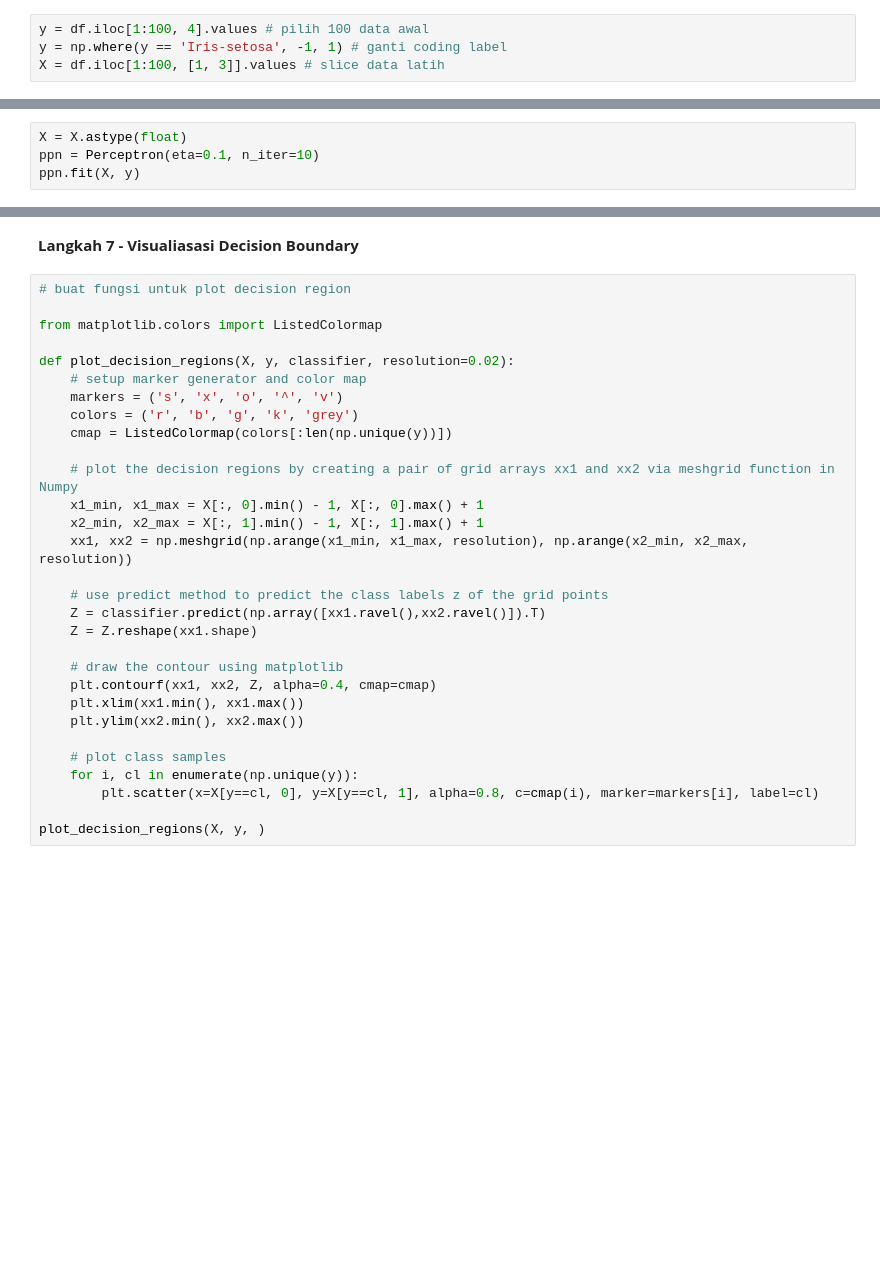
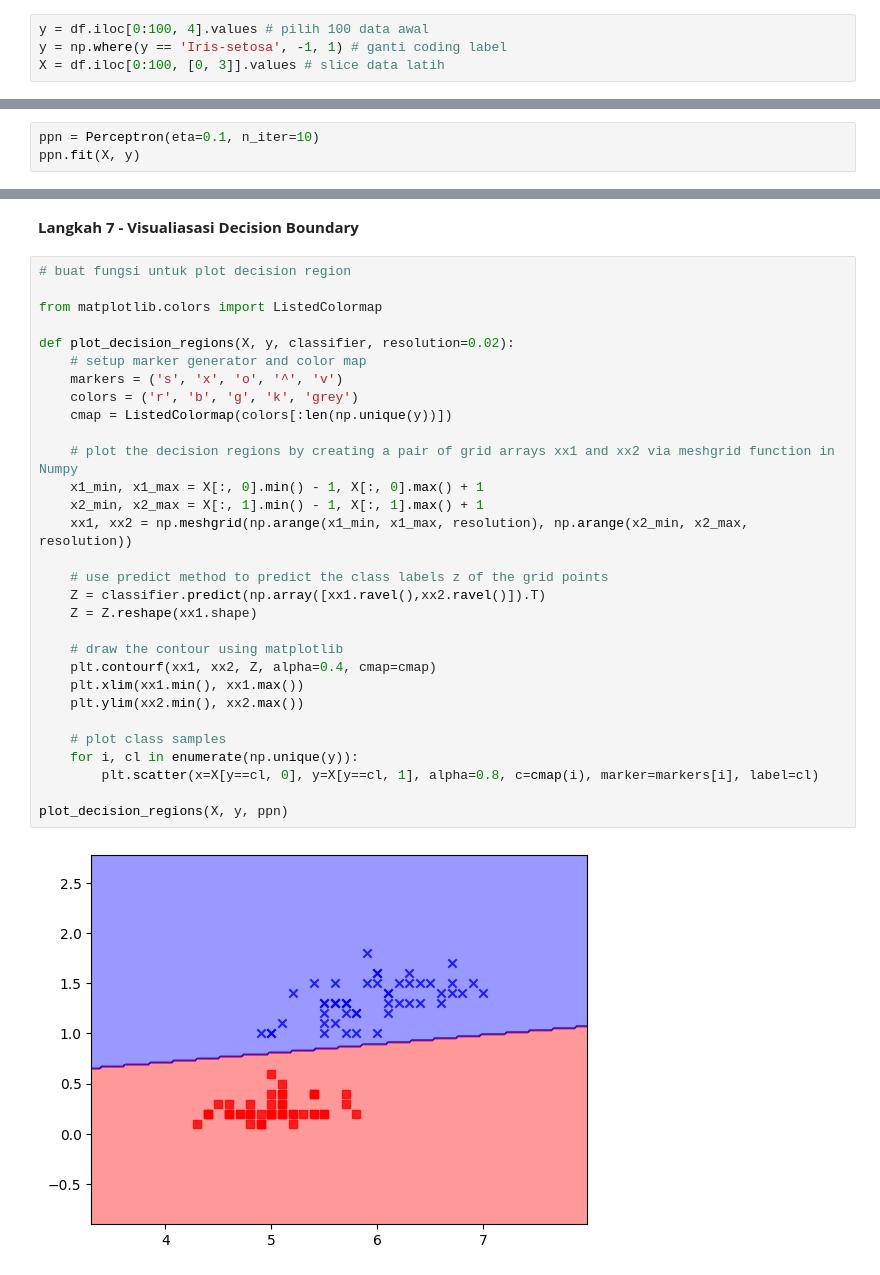
Before and after one commit to Raden616Rizki/pembelajaran_mesin_2023, a Jupyter notebook: Pertemuan_9/week_9_praktikum_1.ipynb, the cells around one changed output, grey strips where cells are left out. Cells and saved outputs as stored; diff of their text form; blank space fills up the shorter version.

```diff
--- a/Pertemuan_9/week_9_praktikum_1.ipynb
+++ b/Pertemuan_9/week_9_praktikum_1.ipynb
@@ -71,13 +71,12 @@ class Perceptron(object):
 # %% [markdown]
 **Langkah 4 - Pilih Data dan Encoding Label**
 # %%
-y = df.iloc[1:100, 4].values # pilih 100 data awal
+y = df.iloc[0:100, 4].values # pilih 100 data awal
 y = np.where(y == 'Iris-setosa', -1, 1) # ganti coding label
-X = df.iloc[1:100, [1, 3]].values # slice data latih
+X = df.iloc[0:100, [0, 3]].values # slice data latih
 # %% [markdown]
 **Langkah 5 - Fitting Model**
 # %%
-X = X.astype(float)
 ppn = Perceptron(eta=0.1, n_iter=10)
 ppn.fit(X, y)
 # %% [output]
@@ -96,30 +95,32 @@ plt.show()
 # %%
 # buat fungsi untuk plot decision region
 
 from matplotlib.colors import ListedColormap
 
 def plot_decision_regions(X, y, classifier, resolution=0.02):
     # setup marker generator and color map
     markers = ('s', 'x', 'o', '^', 'v')
     colors = ('r', 'b', 'g', 'k', 'grey')
     cmap = ListedColormap(colors[:len(np.unique(y))])
 
     # plot the decision regions by creating a pair of grid arrays xx1 and xx2 via meshgrid function in Numpy
     x1_min, x1_max = X[:, 0].min() - 1, X[:, 0].max() + 1
     x2_min, x2_max = X[:, 1].min() - 1, X[:, 1].max() + 1
     xx1, xx2 = np.meshgrid(np.arange(x1_min, x1_max, resolution), np.arange(x2_min, x2_max, resolution))
 
     # use predict method to predict the class labels z of the grid points
     Z = classifier.predict(np.array([xx1.ravel(),xx2.ravel()]).T)
     Z = Z.reshape(xx1.shape)
 
     # draw the contour using matplotlib
     plt.contourf(xx1, xx2, Z, alpha=0.4, cmap=cmap)
     plt.xlim(xx1.min(), xx1.max())
     plt.ylim(xx2.min(), xx2.max())
 
     # plot class samples
     for i, cl in enumerate(np.unique(y)):
         plt.scatter(x=X[y==cl, 0], y=X[y==cl, 1], alpha=0.8, c=cmap(i), marker=markers[i], label=cl)
 
-plot_decision_regions(X, y, )
+plot_decision_regions(X, y, ppn)
+# %% [output]
+[figure, added]
```
Also changed, not shown: parts of 2 cells of this notebook.
